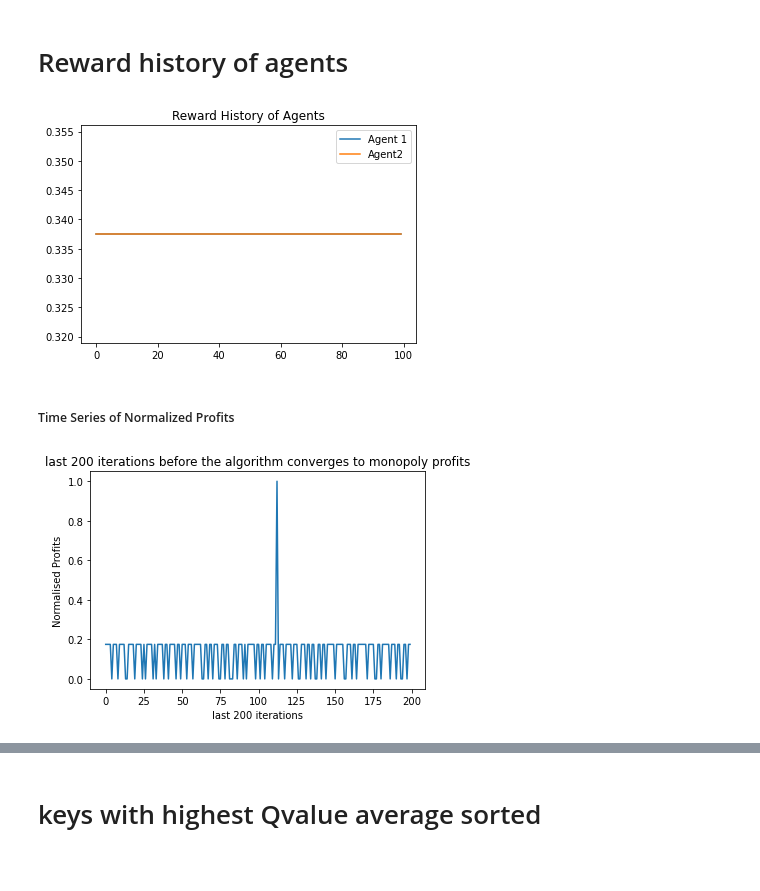
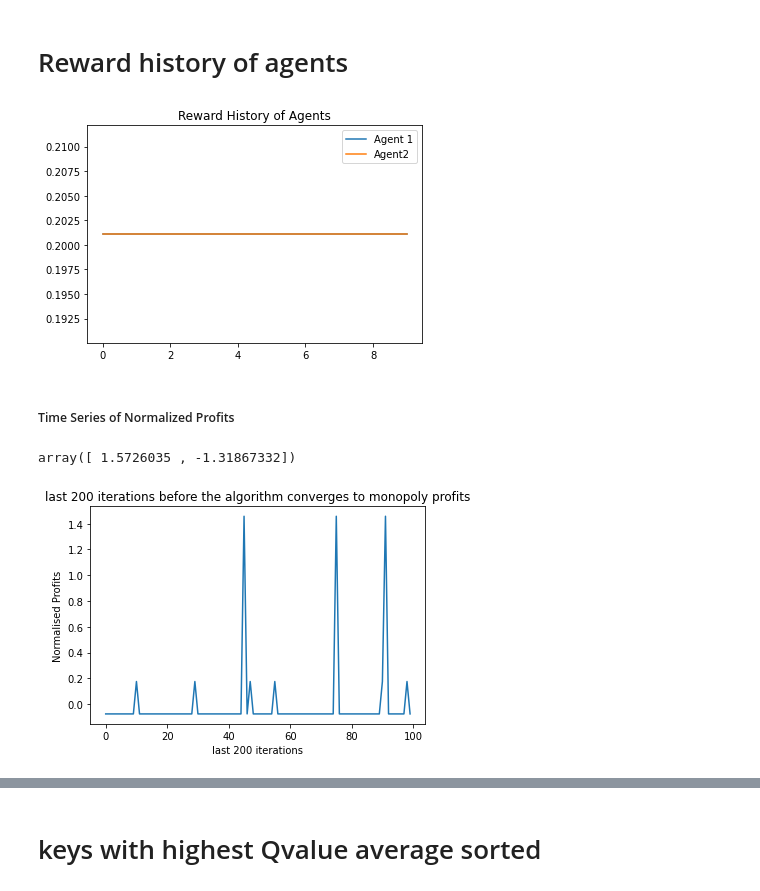
Before and after one commit to weehan299/multiagenteconomicssimulation, a Jupyter notebook: Data Analysis of Results.ipynb, the cells around one changed output, grey strips where cells are left out. Cells and saved outputs as stored; diff of their text form; code cells hidden in the pictures.

```diff
--- a/Data Analysis of Results.ipynb
+++ b/Data Analysis of Results.ipynb
@@ -7,5 +7,5 @@ from IPython.display import clear_output
 
 import main
 # %%
-result = main.run(total_periods = 1000000, alpha = 0.2, gamma = 0.95, beta = 1*1e-5, lambda0=1000, lambda1=0.9995)
+result = main.run(num_agents=4, xi=0.0, memory_length=1, action_space_num = 2, total_periods = 3000000, alpha = 0.125, gamma = 0.95, beta = 1*1e-5, lambda0=1000, lambda1=0.999,mu=0.25) #lambda1=0.9995
 #alpha 0.125 appear to converge
@@ -26,0 +229,3 @@ Reward Calculation used:  StandardReward
+# %%
+result = main.run(num_agents=2,total_periods = 5000000, alpha = 0.2, gamma = 0.95, beta = 1*1e-5, lambda0=100, lambda1=0.999,marginal_costs=[1,0.25]) #lambda1=0.9995
+#alpha 0.125 appear to converge
@@ -123,19 +639,24 @@ plt.show()
 # %% [markdown]
 # Reward history of agents
 # %%
-agent_1 = np.array(result.reward_history)[-100:,0]
-agent_2 = np.array(result.reward_history)[-100:,1]
+agent_1 = np.array(result.reward_history)[-10:,0]
+agent_2 = np.array(result.reward_history)[-10:,1]
 df = pd.DataFrame({'agent_1': agent_1, 'agent_2': agent_2})
 plt.plot(df)
 plt.legend(['Agent 1', "Agent2"])
 plt.title("Reward History of Agents")
 plt.show()
 # %% [output]
-[figure, old version]
+[figure, new version]
 # %% [markdown]
 ##### Time Series of Normalized Profits
+# %%
+mean_profits = np.array(result.normalised_profits_time_series)[-10:]
+mean_profits.mean(axis=0)
+# %% [output]
+array([ 1.5726035 , -1.31867332])
 # %%
-mean_profits = np.array(result.normalised_profits_time_series)[119800:120000].mean(axis=1)
+mean_profits = np.array(result.normalised_profits_time_series)[-100:].mean(axis=1)
 df = pd.DataFrame({'mean profits': mean_profits})
 plt.plot(df)
 plt.title("last 200 iterations before the algorithm converges to monopoly profits")
@@ -143,7 +664,7 @@ plt.ylabel("Normalised Profits")
 plt.xlabel("last 200 iterations")
 plt.show()
 # %% [output]
-[figure, old version]
+[figure, new version]
 # %%
 def time_series_action_values(state, agent):
     hist = [Q[agent][state] for Q in result.env.history.Q_history]
```
Also changed, not shown: parts of 59 cells of this notebook, 8 other files.
